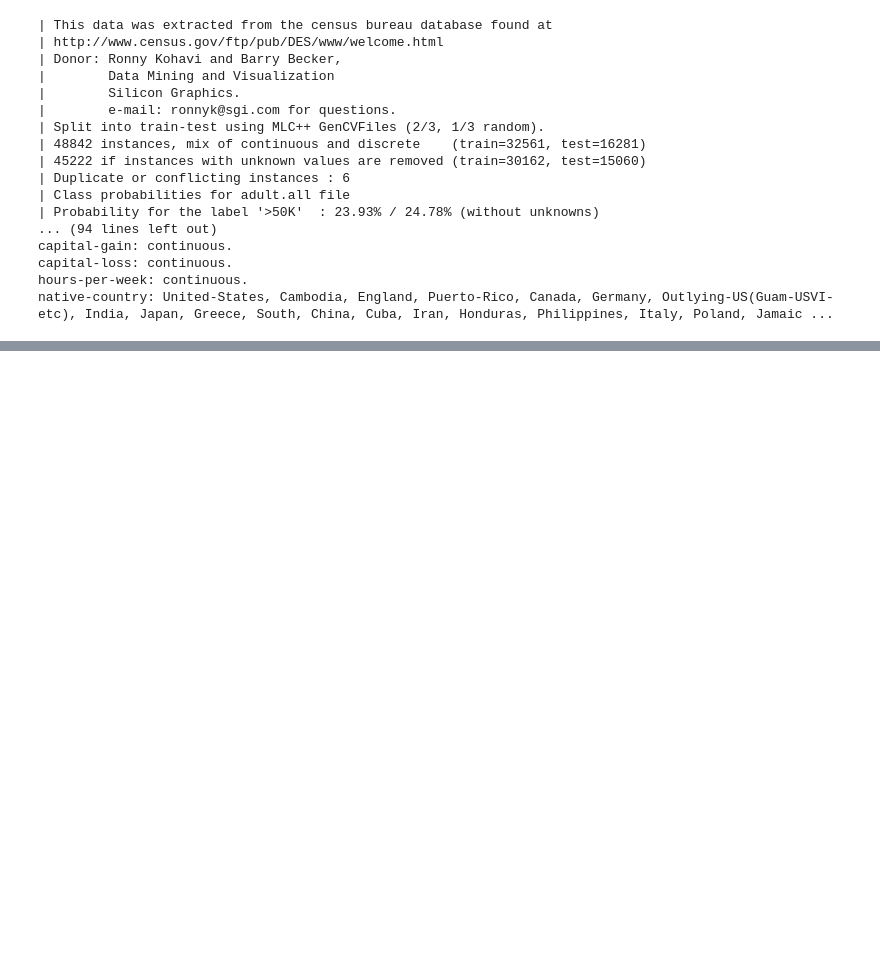
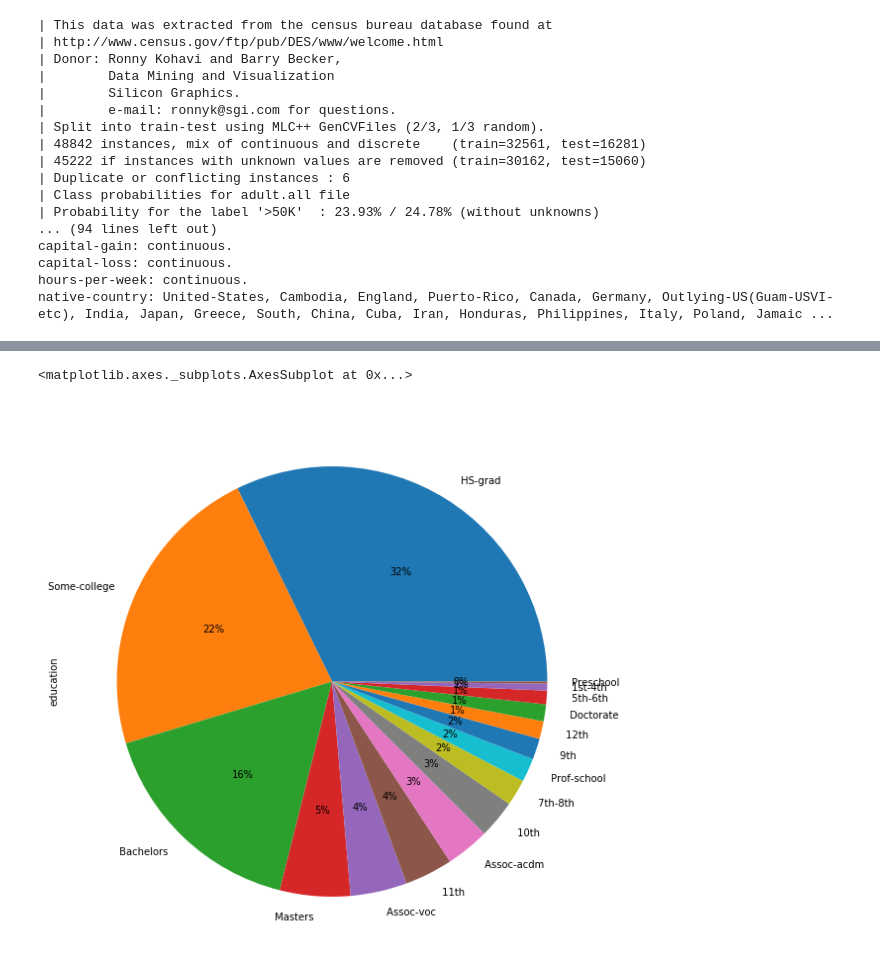
Before and after one commit to fuwiak/Data_Science_Machine_Learning_Signal_Processing, a Jupyter notebook: Portofolio/Census_income/main.ipynb, the cells around one changed output, grey strips where cells are left out. Drawn from its saved outputs; the diff is of its cells as text; code cells hidden in the pictures; blank space fills up the shorter version.

```diff
--- a/Portofolio/Census_income/main.ipynb
+++ b/Portofolio/Census_income/main.ipynb
@@ -53,0 +61,9 @@ native-country: United-States, Cambodia, England, Puerto-Rico, Canada, Germany,
+# %%
+index_of_age =0
+flag = True
+while(flag):
+    if "age:" not in lines[index_of_age]:
+        index_of_age+=1
+        flag = True
+    else:
+        flag = False
@@ -53,0 +76,11 @@ native-country: United-States, Cambodia, England, Puerto-Rico, Canada, Germany,
+# %%
+column_names = []
+for i in range(index_of_age, len(lines)-1):
+    ind = lines[i].index(":")
+    column_names.append(lines[i][:ind]) #get part of string to nearest semicolon
+# %%
+# last one columns we add by hand
+column_names.append("<=50K")
+# %%
+# renaming of dataset
+df.columns = column_names
@@ -53,0 +112,7 @@ native-country: United-States, Cambodia, England, Puerto-Rico, Canada, Germany,
+# %%
+
+pie_chart = df.education.value_counts()
+pie_chart.plot.pie(figsize=(10, 10), autopct='%1.0f%%')
+# %% [output]
+<matplotlib.axes._subplots.AxesSubplot at 0x...>
+[figure, added]
```
Also changed, not shown: parts of 11 cells of this notebook.
